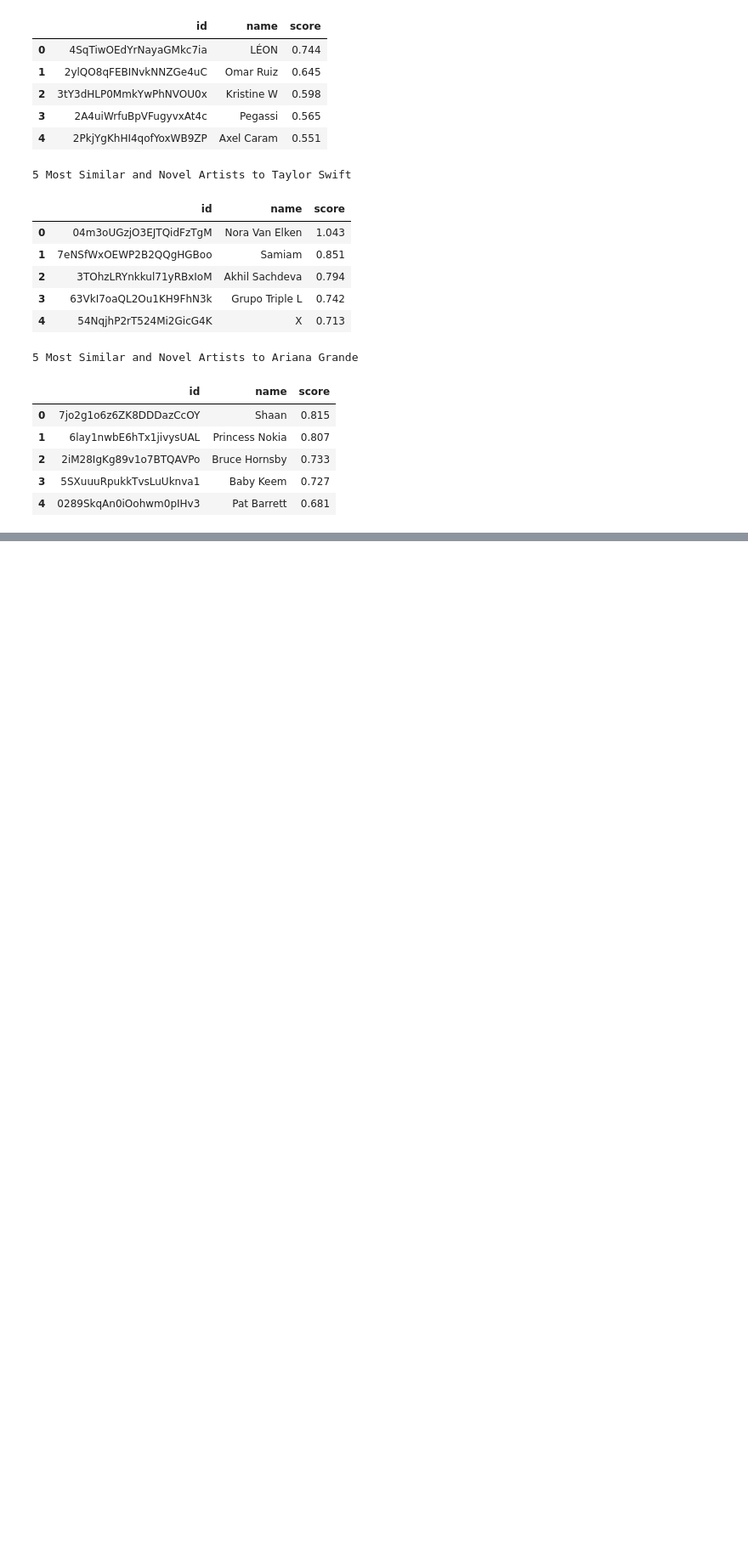
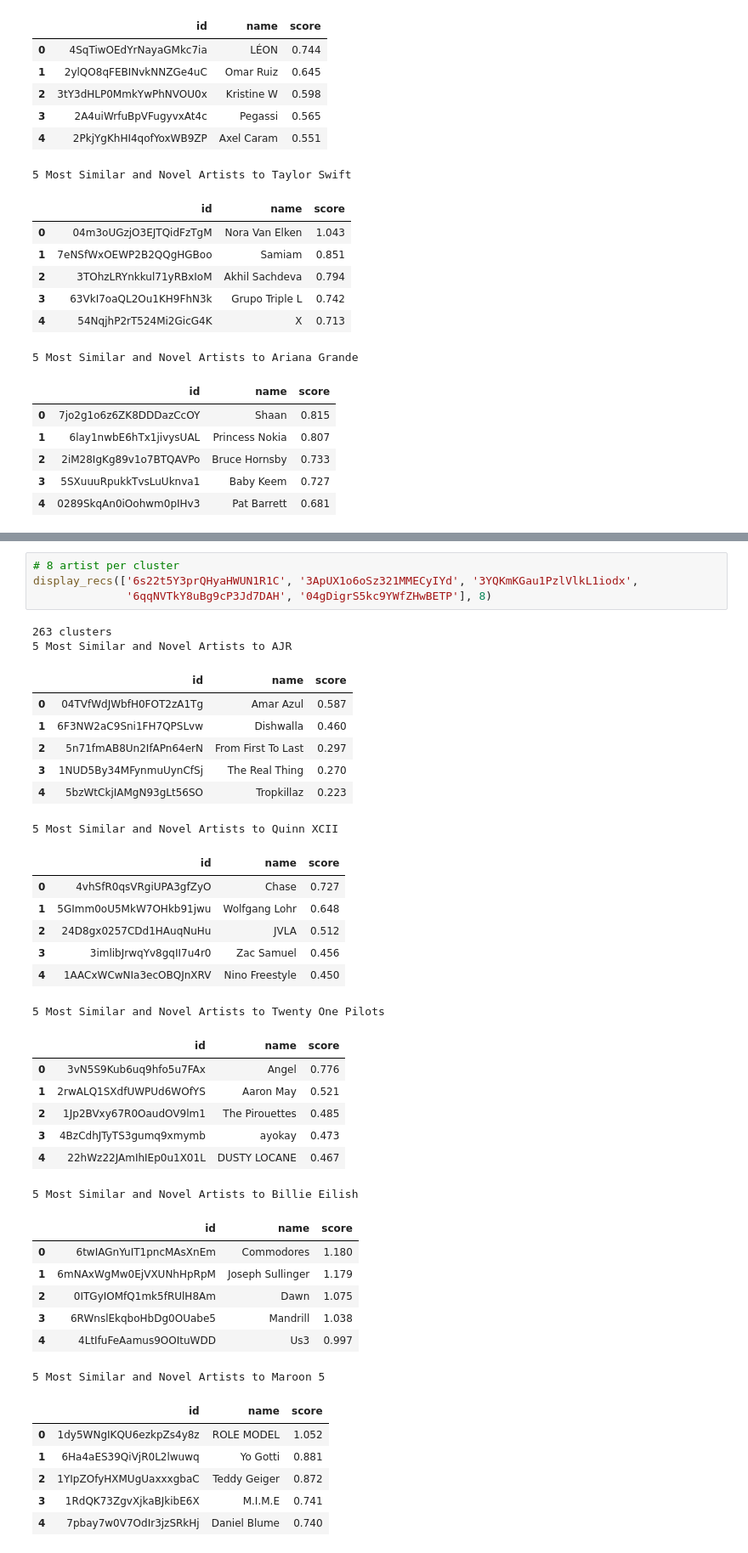
Before and after one commit to TylerJang27/Twitifynd, a Jupyter notebook: logs_demo.ipynb, the cells around one changed output, grey strips where cells are left out. Shown: that part at 85% size. Saved outputs shown, nothing was run; the diff lists cells and outputs as text; blank space fills up the shorter version.

```diff
--- a/logs_demo.ipynb
+++ b/logs_demo.ipynb
@@ -158,0 +264,41 @@ display_recs(['1uNFoZAHBGtllmzznpCI3s', '06HL4z0CvFAxyc27GXpf02', '66CXWjxzNUsdJ
+# %%
+# 8 artist per cluster
+display_recs(['6s22t5Y3prQHyaHWUN1R1C', '3ApUX1o6oSz321MMECyIYd', '3YQKmKGau1PzlVlkL1iodx',
+              '6qqNVTkY8uBg9cP3Jd7DAH', '04gDigrS5kc9YWfZHwBETP'], 8)
+# %% [output]
+263 clusters
+5 Most Similar and Novel Artists to AJR
+|  | id | name | score |
+| 0 | 04TVfWdJWbfH0FOT2zA1Tg | Amar Azul | 0.587 |
+| 1 | 6F3NW2aC9Sni1FH7QPSLvw | Dishwalla | 0.460 |
+| 2 | 5n71fmAB8Un2IfAPn64erN | From First To Last | 0.297 |
+| 3 | 1NUD5By34MFynmuUynCfSj | The Real Thing | 0.270 |
+| 4 | 5bzWtCkjIAMgN93gLt56SO | Tropkillaz | 0.223 |
+5 Most Similar and Novel Artists to Quinn XCII
+|  | id | name | score |
+| 0 | 4vhSfR0qsVRgiUPA3gfZyO | Chase | 0.727 |
+| 1 | 5GImm0oU5MkW7OHkb91jwu | Wolfgang Lohr | 0.648 |
+| 2 | 24D8gx0257CDd1HAuqNuHu | JVLA | 0.512 |
+| 3 | 3imlibJrwqYv8gqII7u4r0 | Zac Samuel | 0.456 |
+| 4 | 1AACxWCwNIa3ecOBQJnXRV | Nino Freestyle | 0.450 |
+5 Most Similar and Novel Artists to Twenty One Pilots
+|  | id | name | score |
+| 0 | 3vN5S9Kub6uq9hfo5u7FAx | Angel | 0.776 |
+| 1 | 2rwALQ1SXdfUWPUd6WOfYS | Aaron May | 0.521 |
+| 2 | 1Jp2BVxy67R0OaudOV9lm1 | The Pirouettes | 0.485 |
+| 3 | 4BzCdhJTyTS3gumq9xmymb | ayokay | 0.473 |
+| 4 | 22hWz22JAmIhIEp0u1X01L | DUSTY LOCANE | 0.467 |
+5 Most Similar and Novel Artists to Billie Eilish
+|  | id | name | score |
+| 0 | 6twIAGnYuIT1pncMAsXnEm | Commodores | 1.180 |
+| 1 | 6mNAxWgMw0EjVXUNhHpRpM | Joseph Sullinger | 1.179 |
+| 2 | 0ITGyIOMfQ1mk5fRUlH8Am | Dawn | 1.075 |
+| 3 | 6RWnslEkqboHbDg0OUabe5 | Mandrill | 1.038 |
+| 4 | 4LtIfuFeAamus9OOItuWDD | Us3 | 0.997 |
+5 Most Similar and Novel Artists to Maroon 5
+|  | id | name | score |
+| 0 | 1dy5WNgIKQU6ezkpZs4y8z | ROLE MODEL | 1.052 |
+| 1 | 6Ha4aES39QiVjR0L2lwuwq | Yo Gotti | 0.881 |
+| 2 | 1YIpZOfyHXMUgUaxxxgbaC | Teddy Geiger | 0.872 |
+| 3 | 1RdQK73ZgvXjkaBJkibE6X | M.I.M.E | 0.741 |
+| 4 | 7pbay7w0V7OdIr3jzSRkHj | Daniel Blume | 0.740 |
```
Also changed, not shown: parts of 11 cells of this notebook.
